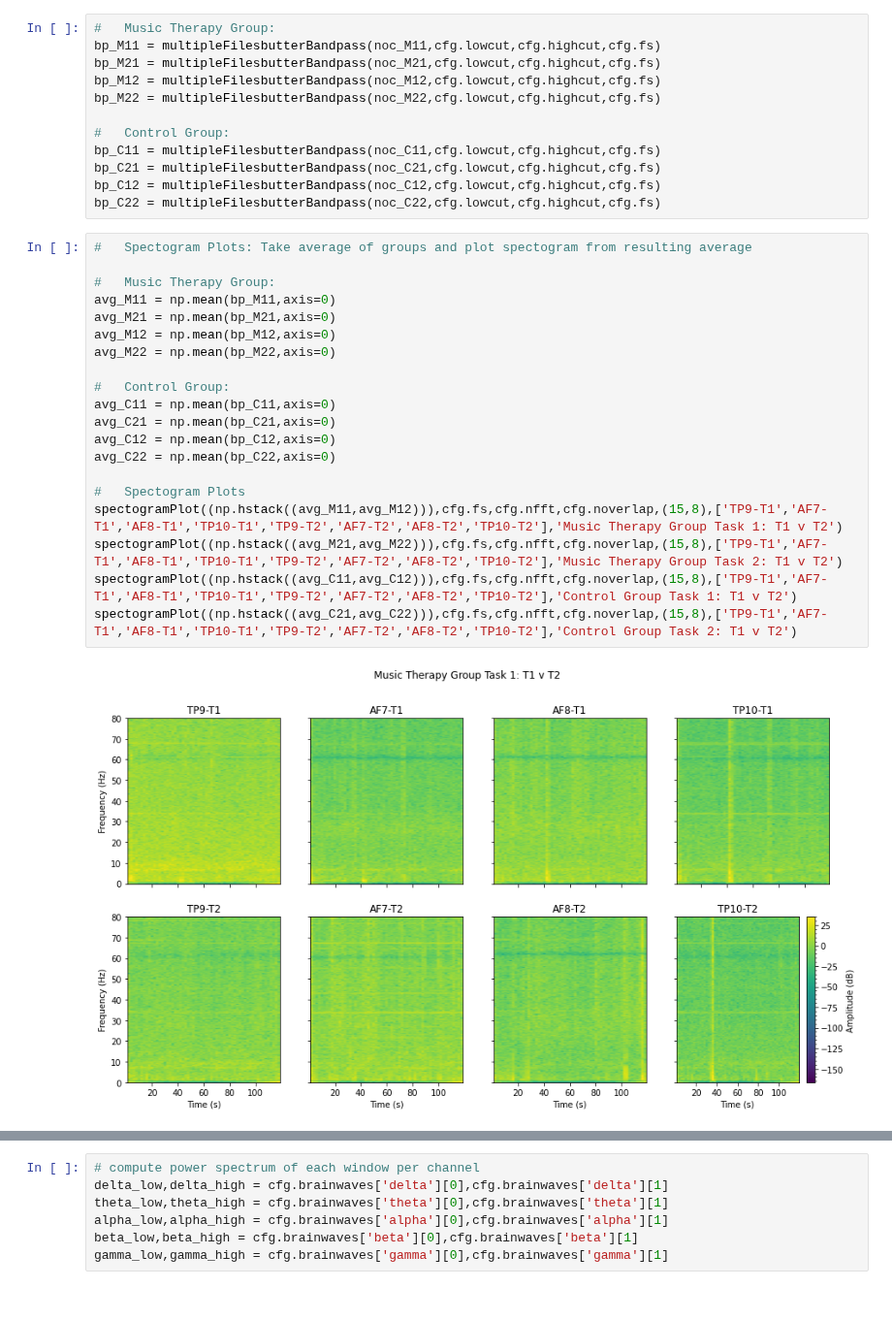
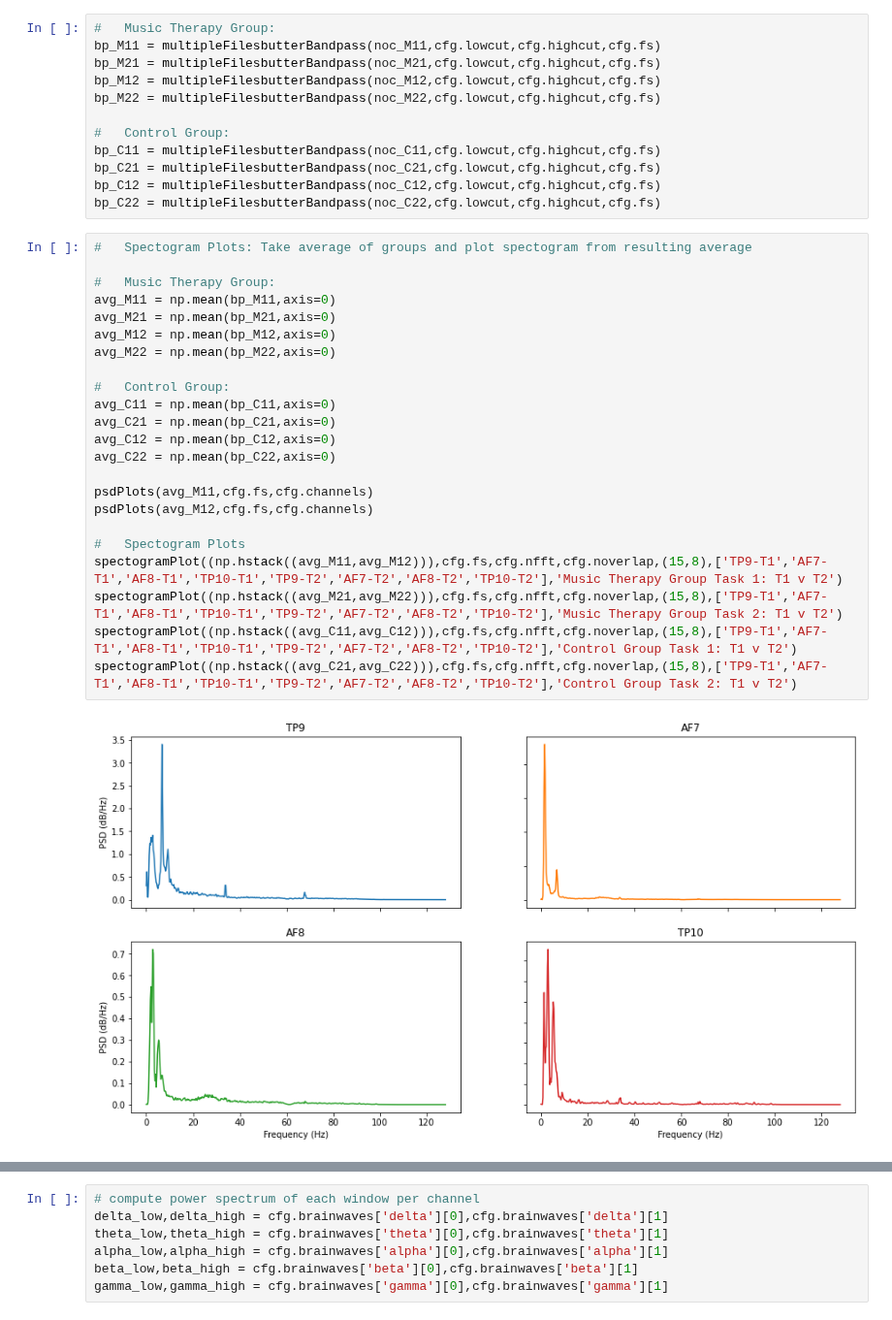
Before and after one commit to iggy96/eegMusicTherapy, a Jupyter notebook: grpRuns_1.0.1.ipynb, the cells around one changed output, grey strips where cells are left out. Shown at 97% size. Cells and saved outputs as stored; diff of their text form.

```diff
--- a/grpRuns_1.0.1.ipynb
+++ b/grpRuns_1.0.1.ipynb
@@ -105,22 +105,25 @@ bp_C22 = multipleFilesbutterBandpass(noc_C22,cfg.lowcut,cfg.highcut,cfg.fs)
 # %%
 #   Spectogram Plots: Take average of groups and plot spectogram from resulting average
 
 #   Music Therapy Group:
 avg_M11 = np.mean(bp_M11,axis=0)
 avg_M21 = np.mean(bp_M21,axis=0)
 avg_M12 = np.mean(bp_M12,axis=0)
 avg_M22 = np.mean(bp_M22,axis=0)
 
 #   Control Group:
 avg_C11 = np.mean(bp_C11,axis=0)
 avg_C21 = np.mean(bp_C21,axis=0)
 avg_C12 = np.mean(bp_C12,axis=0)
 avg_C22 = np.mean(bp_C22,axis=0)
 
+psdPlots(avg_M11,cfg.fs,cfg.channels)
+psdPlots(avg_M12,cfg.fs,cfg.channels)
+
 #   Spectogram Plots
 spectogramPlot((np.hstack((avg_M11,avg_M12))),cfg.fs,cfg.nfft,cfg.noverlap,(15,8),['TP9-T1','AF7-T1','AF8-T1','TP10-T1','TP9-T2','AF7-T2','AF8-T2','TP10-T2'],'Music Therapy Group Task 1: T1 v T2')
 spectogramPlot((np.hstack((avg_M21,avg_M22))),cfg.fs,cfg.nfft,cfg.noverlap,(15,8),['TP9-T1','AF7-T1','AF8-T1','TP10-T1','TP9-T2','AF7-T2','AF8-T2','TP10-T2'],'Music Therapy Group Task 2: T1 v T2')
 spectogramPlot((np.hstack((avg_C11,avg_C12))),cfg.fs,cfg.nfft,cfg.noverlap,(15,8),['TP9-T1','AF7-T1','AF8-T1','TP10-T1','TP9-T2','AF7-T2','AF8-T2','TP10-T2'],'Control Group Task 1: T1 v T2')
 spectogramPlot((np.hstack((avg_C21,avg_C22))),cfg.fs,cfg.nfft,cfg.noverlap,(15,8),['TP9-T1','AF7-T1','AF8-T1','TP10-T1','TP9-T2','AF7-T2','AF8-T2','TP10-T2'],'Control Group Task 2: T1 v T2')
 # %% [output]
-[figure, old version]
+[figure, new version]
```
Also changed, not shown: parts of 2 cells of this notebook.
